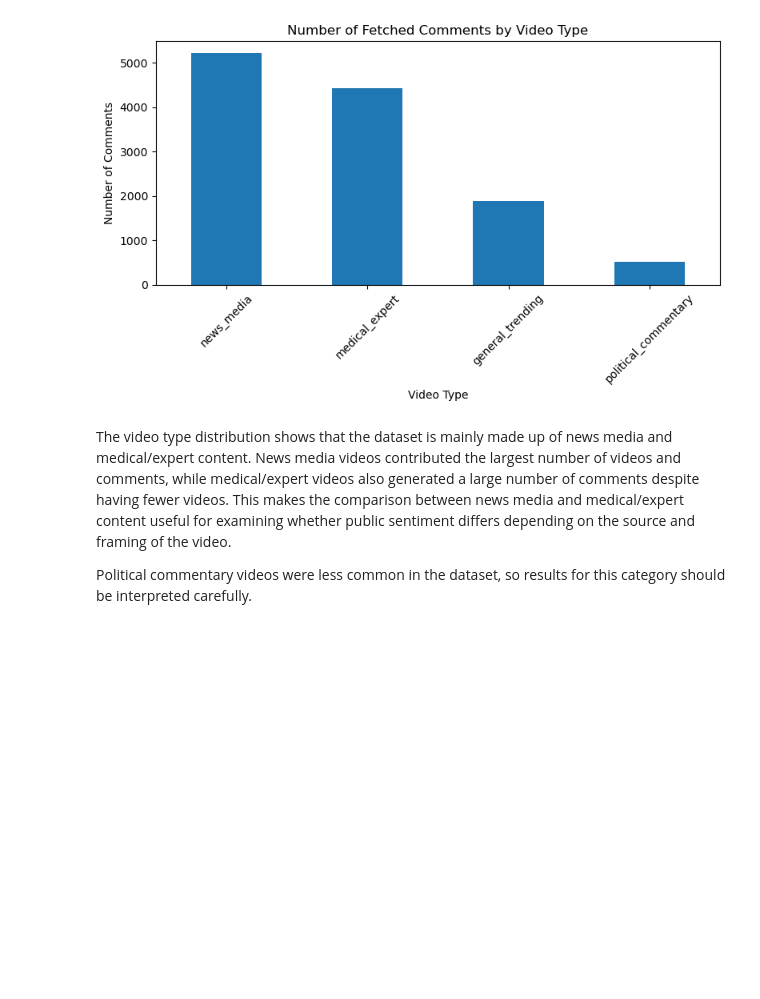
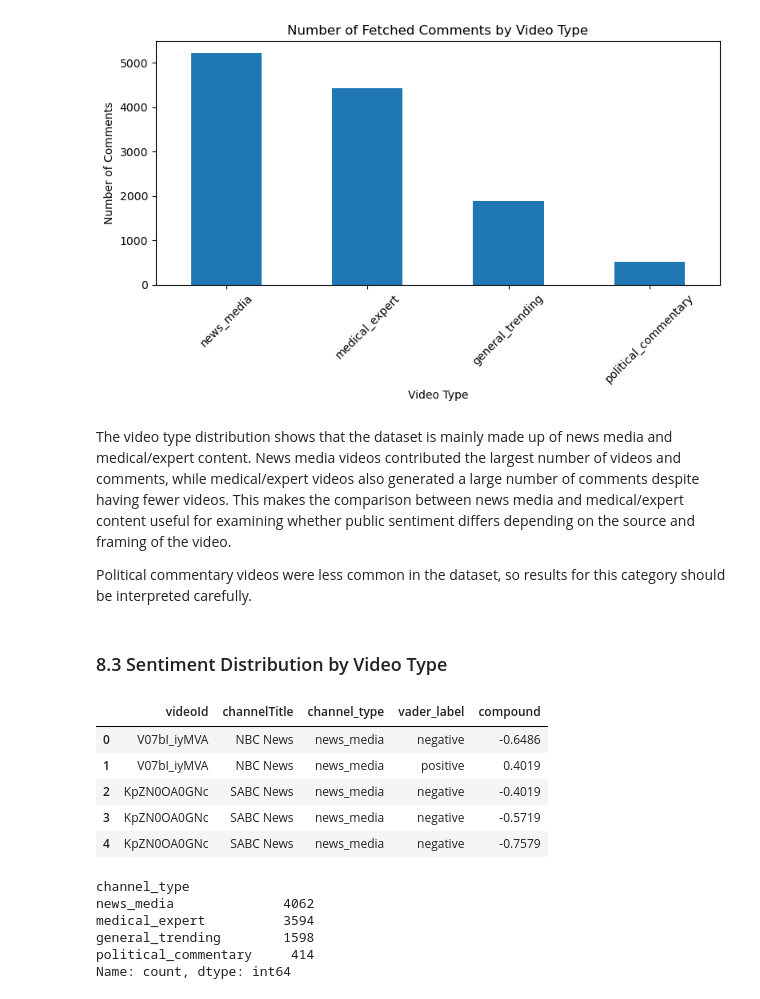
Before and after one commit to BenB51/UGGroup11_SocialMedia_A2, a Jupyter notebook: Youtube_Analysis.ipynb, the cells around one changed output. Saved outputs shown, nothing was run; the diff lists cells and outputs as text; code cells hidden in the pictures; blank space fills up the shorter version.

```diff
--- a/Youtube_Analysis.ipynb
+++ b/Youtube_Analysis.ipynb
@@ -1245,3 +1245,33 @@ plt.show()
 The video type distribution shows that the dataset is mainly made up of news media and medical/expert content. News media videos contributed the largest number of videos and comments, while medical/expert videos also generated a large number of comments despite having fewer videos. This makes the comparison between news media and medical/expert content useful for examining whether public sentiment differs depending on the source and framing of the video.
 
 Political commentary videos were less common in the dataset, so results for this category should be interpreted carefully.
+# %% [markdown]
+### 8.3 Sentiment Distribution by Video Type
+# %%
+# merge video type into the sentiment/comment dataframe
+english_comments_df = english_comments_df.merge(
+    videos_df[["videoId", "channel_type"]],
+    on="videoId",
+    how="left"
+)
+
+# check merge worked
+english_comments_df[[
+    "videoId", "channelTitle", "channel_type", "vader_label", "compound"
+]].head()
+# %% [output]
+|  | videoId | channelTitle | channel_type | vader_label | compound |
+| 0 | V07bI_iyMVA | NBC News | news_media | negative | -0.6486 |
+| 1 | V07bI_iyMVA | NBC News | news_media | positive | 0.4019 |
+| 2 | KpZN0OA0GNc | SABC News | news_media | negative | -0.4019 |
+| 3 | KpZN0OA0GNc | SABC News | news_media | negative | -0.5719 |
+| 4 | KpZN0OA0GNc | SABC News | news_media | negative | -0.7579 |
+# %%
+english_comments_df["channel_type"].value_counts(dropna=False)
+# %% [output]
+channel_type
+news_media              4062
+medical_expert          3594
+general_trending        1598
+political_commentary     414
+Name: count, dtype: int64
```
Also changed, not shown: parts of 4 cells of this notebook.
